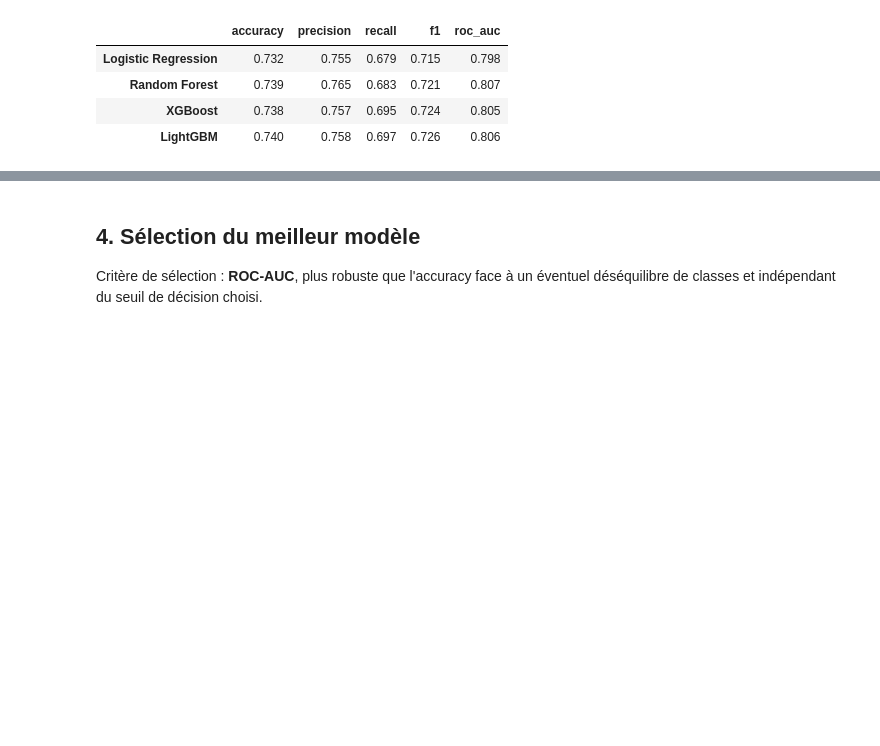
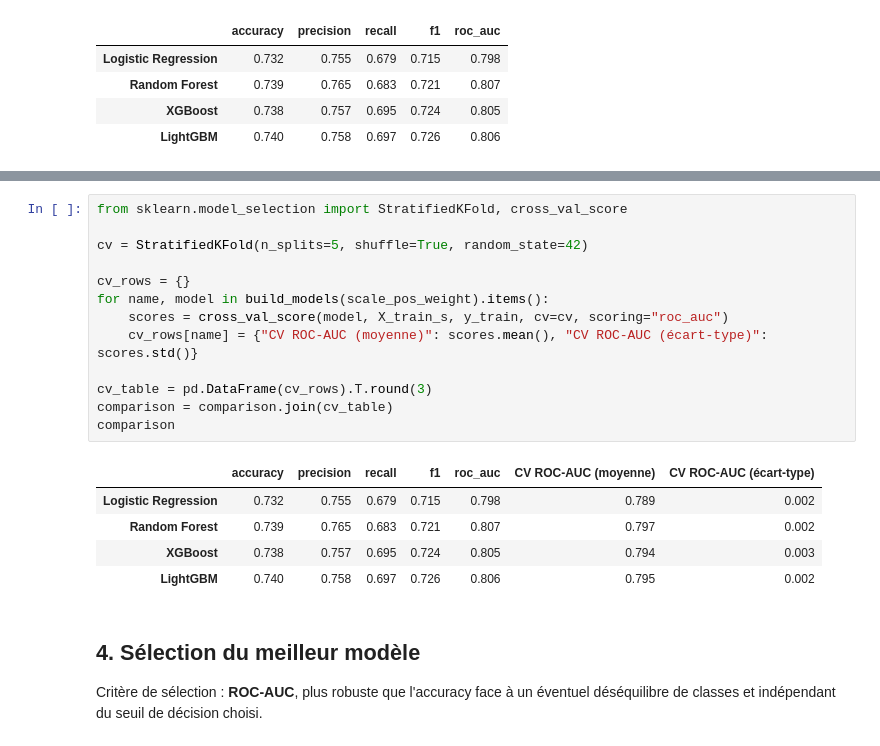
Before and after one commit to KANTIN-FAGN/cardiorisk_project, a Jupyter notebook: notebooks/cardio_train/03_modeling.ipynb, the cells around one changed output, grey strips where cells are left out. Drawn from its saved outputs; the diff is of its cells as text; blank space fills up the shorter version.

```diff
--- a/notebooks/cardio_train/03_modeling.ipynb
+++ b/notebooks/cardio_train/03_modeling.ipynb
@@ -105,3 +112,22 @@ comparison
+# %%
+from sklearn.model_selection import StratifiedKFold, cross_val_score
+
+cv = StratifiedKFold(n_splits=5, shuffle=True, random_state=42)
+
+cv_rows = {}
+for name, model in build_models(scale_pos_weight).items():
+    scores = cross_val_score(model, X_train_s, y_train, cv=cv, scoring="roc_auc")
+    cv_rows[name] = {"CV ROC-AUC (moyenne)": scores.mean(), "CV ROC-AUC (écart-type)": scores.std()}
+
+cv_table = pd.DataFrame(cv_rows).T.round(3)
+comparison = comparison.join(cv_table)
+comparison
+# %% [output]
+|  | accuracy | precision | recall | f1 | roc_auc | CV ROC-AUC (moyenne) | CV ROC-AUC (écart-type) |
+| Logistic Regression | 0.732 | 0.755 | 0.679 | 0.715 | 0.798 | 0.789 | 0.002 |
+| Random Forest | 0.739 | 0.765 | 0.683 | 0.721 | 0.807 | 0.797 | 0.002 |
+| XGBoost | 0.738 | 0.757 | 0.695 | 0.724 | 0.805 | 0.794 | 0.003 |
+| LightGBM | 0.740 | 0.758 | 0.697 | 0.726 | 0.806 | 0.795 | 0.002 |
 # %% [markdown]
 ## 4. Sélection du meilleur modèle
 
```
Also changed, not shown: parts of 2 cells of this notebook, 6 other files.
